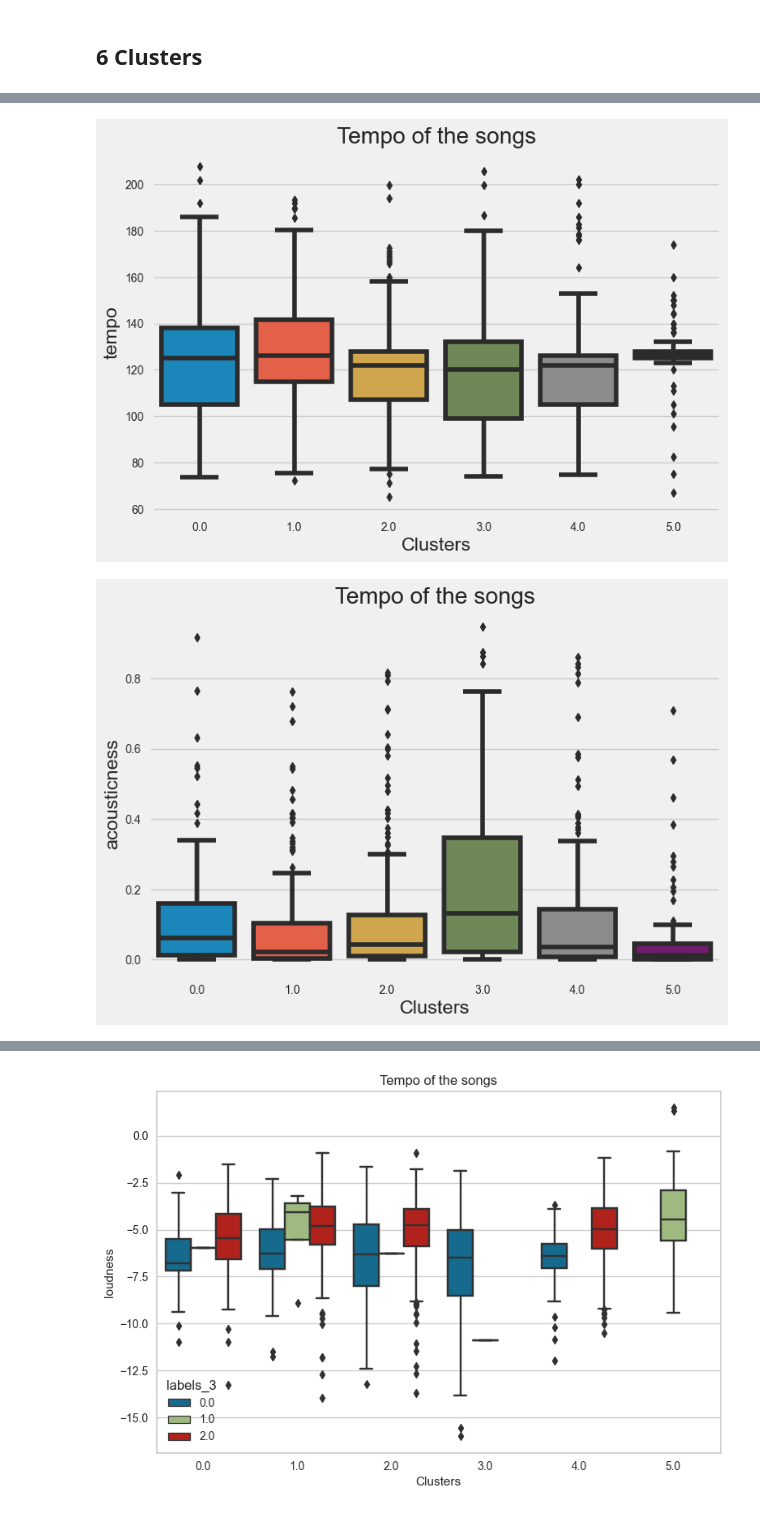
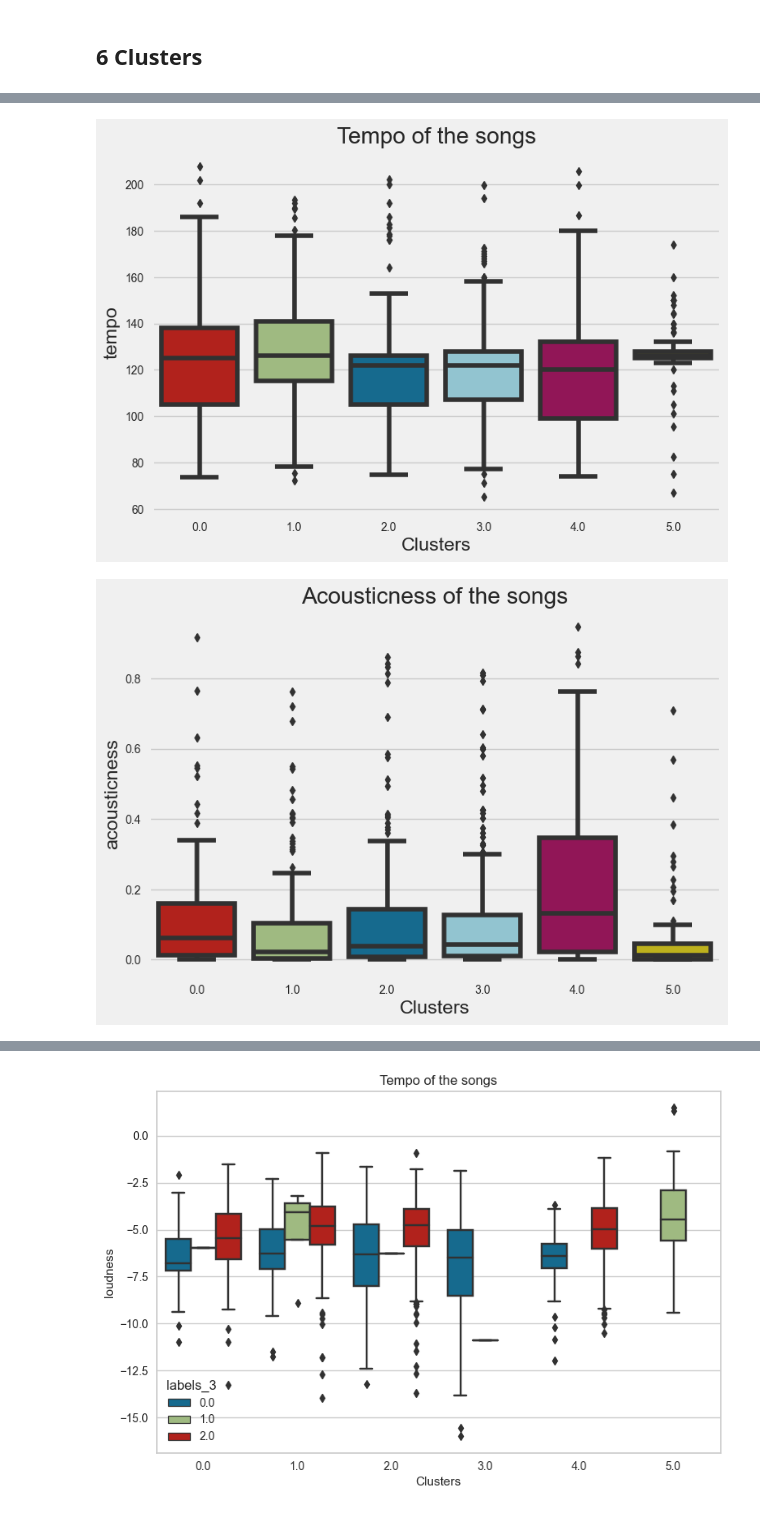
Before and after one commit to azebryk/My_spotify_songs, a Jupyter notebook: 3_EDA_Clustering.ipynb, the cells around one changed output, grey strips where cells are left out. Saved outputs shown, nothing was run; the diff lists cells and outputs as text; code cells hidden in the pictures.

```diff
--- a/3_EDA_Clustering.ipynb
+++ b/3_EDA_Clustering.ipynb
@@ -394,7 +394,7 @@ For n_clusters = 7, silhouette score is 0.3913086178232002)
 For n_clusters = 8, silhouette score is 0.3492124571767684)
 For n_clusters = 9, silhouette score is 0.3619884151857513)
 # %%
-silhouette = SilhouetteVisualizer(KMeans(6))
+silhouette = SilhouetteVisualizer(clt)
 silhouette.fit(X_std)
 # plt.savefig('elbow_full.png', pad_inches=0.1)
 silhouette.show()
@@ -585,17 +585,17 @@ plt.show()
 # %%
-sns.boxplot(data=df, y='tempo', x='labels_6')
+sns.boxplot(data=df, y='tempo', x='labels_6', palette=colours)
 plt.title('Tempo of the songs')
 plt.xlabel('Clusters')
 plt.savefig('cluster_tempo.png', dpi=300, bbox_inches='tight', pad_inches=0.2)
 plt.show()
 # %% [output]
-[figure, old version]
+[figure, new version]
 # %%
-sns.boxplot(data=df, y='acousticness', x='labels_6')
-plt.title('Tempo of the songs')
+sns.boxplot(data=df, y='acousticness', x='labels_6', palette=colours)
+plt.title('Acousticness of the songs')
 plt.xlabel('Clusters')
 plt.savefig('cluster_acoust.png', dpi=300, bbox_inches='tight', pad_inches=0.2)
 plt.show()
 # %% [output]
-[figure, old version]
+[figure, new version]
 # %%
```
Also changed, not shown: parts of 18 cells of this notebook, 8 other files.
